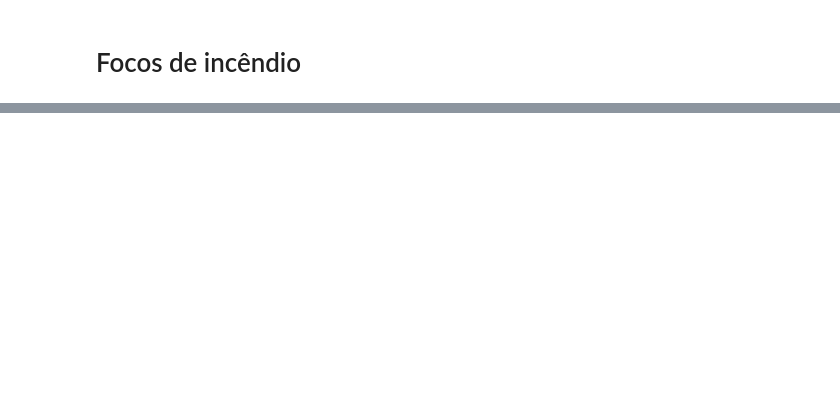
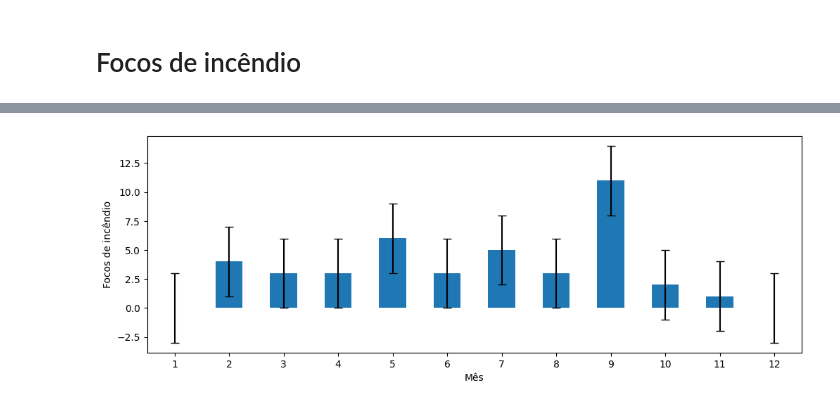
Before and after one commit to LPontes/fire_risk_app, a Jupyter notebook: notebooks/eda_risco_de_fogo.ipynb, the cells around one changed output, grey strips where cells are left out. Saved outputs shown, nothing was run; the diff lists cells and outputs as text; code cells hidden in the pictures; blank space fills up the shorter version.

```diff
--- a/notebooks/eda_risco_de_fogo.ipynb
+++ b/notebooks/eda_risco_de_fogo.ipynb
@@ -366,0 +478,11 @@ Map(center=[-24, -46], controls=(WidgetControl(options=['position', 'transparent
+# %%
+fig, axs = plt.subplots(figsize=(12, 4))
+
+df_mensal = df.groupby(df['date'].dt.month).sum()['qtd_focos']
+errors = df_mensal.std()
+df_mensal.plot(kind='bar', rot=0, ax=axs,yerr=errors, capsize=4)
+
+plt.xlabel("Mês");  # custom x label using Matplotlib
+plt.ylabel("Focos de incêndio");
+# %% [output]
+[figure, added]
```
Also changed, not shown: parts of 35 cells of this notebook, 3 other files.
